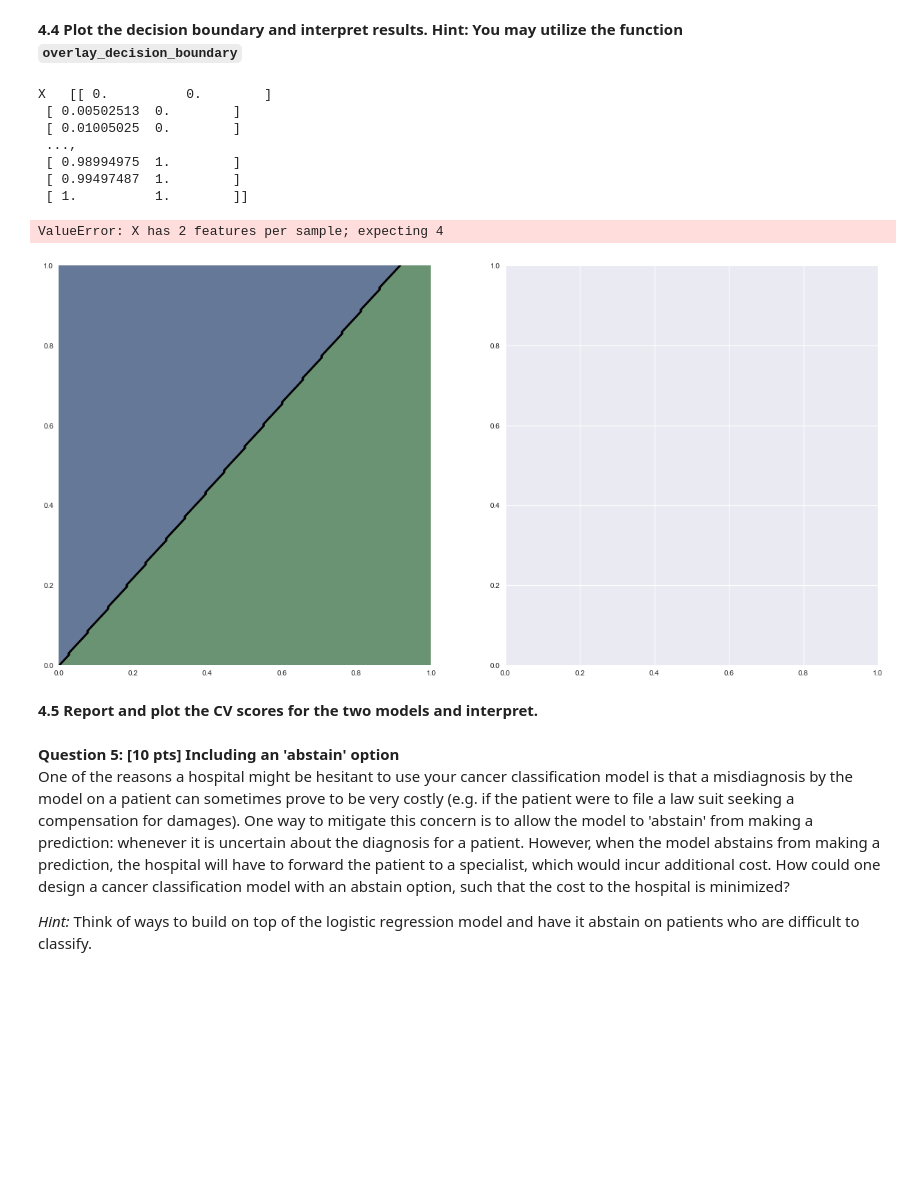
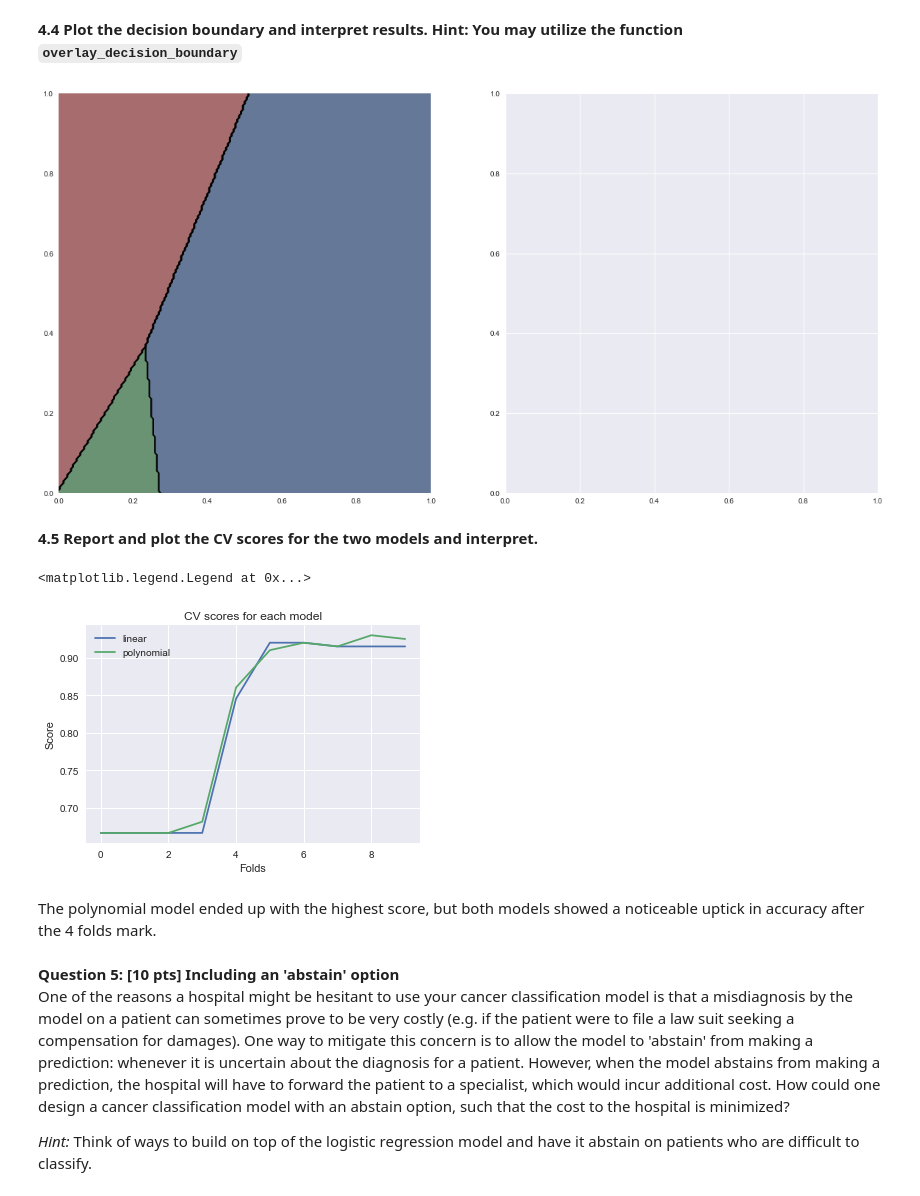
Before and after one commit to katiegrosch/2019-CS109A, a Jupyter notebook: content/homeworks/cs109a_hw4_209/cs109a_HW4.ipynb, the cells around one changed output. Saved outputs shown, nothing was run; the diff lists cells and outputs as text; code cells hidden in the pictures; blank space fills up the shorter version.

```diff
--- a/content/homeworks/cs109a_hw4_209/cs109a_HW4.ipynb
+++ b/content/homeworks/cs109a_hw4_209/cs109a_HW4.ipynb
@@ -501,14 +501,19 @@ X_train, X_test, y_train, y_test = train_test_split(df.loc[:, df.columns != 'can
                                                          df.cancer_type, test_size=0.2,
                                                          random_state = 8,
                                                          stratify = df.cancer_type)
+
+#TO DO do the min max scaler into a model and apply the same one to both
+
+X_train_normalized = pd.DataFrame(MinMaxScaler().fit_transform(X_train), columns=X_train.columns, index=X_train.index)
+X_test_normalized = pd.DataFrame(MinMaxScaler().fit_transform(X_test), columns=X_test.columns, index=X_test.index)
 # %%
 fig, ax = plt.subplots(1,2,figsize=(20,10))
 
 genes = ['M31523_at', 'X95735_at']
 
 for i in (0,1):
-    ax[i].scatter(X_train[genes[i]], y_train)
-    ax[i].scatter(X_train[genes[i]], y_train)
+    ax[i].scatter(X_train_normalized[genes[i]], y_train)
+    ax[i].scatter(X_train_normalized[genes[i]], y_train)
     ax[i].set_xlabel("Level of gene")
     ax[i].set_ylabel("Cancer type")
     ax[i].title.set_text(genes[i])
@@ -521,16 +526,17 @@ for i in (0,1):
 
 **Logistic Regression Multiclass model with Polynomial features, degree = 2.**
 # %%
-X_train['M31523_at * M31523_at'] = X_train['M31523_at']**2
-X_train['X95735_at * X95735_at'] = X_train['X95735_at']**2
-X_train_poly = X_train[['X95735_at', 'M31523_at', 'M31523_at * M31523_at', 'X95735_at * X95735_at']]
+linear_lr = LogisticRegressionCV(solver='lbfgs').fit(X_train_normalized[['M31523_at', 'X95735_at']], y_train)
 
-linear_lr = LogisticRegressionCV(solver='lbfgs', multi_class='multinomial').fit(X_train_poly, y_train)
-poly_lr = LogisticRegressionCV(solver='lbfgs', multi_class='multinomial').fit(X_train_poly, y_train)
+X_train_normalized['M31523_at * M31523_at'] = X_train_normalized['M31523_at']**2
+X_train_normalized['X95735_at * X95735_at'] = X_train_normalized['X95735_at']**2
+X_train_poly = X_train_normalized[['X95735_at', 'M31523_at', 'M31523_at * M31523_at', 'X95735_at * X95735_at']]
+
+poly_lr = LogisticRegressionCV(solver='lbfgs').fit(X_train_poly, y_train)
 # %% [markdown]
 **4.4 Plot the decision boundary and interpret results. Hint: You may utilize the function `overlay_decision_boundary`**
 # %%
-def overlay_decision_boundary(ax, model, model_type, colors=None, nx=200, ny=200, desaturate=.5, xlim=None, ylim=None):
+def overlay_decision_boundary_original(ax, model, colors=None, nx=200, ny=200, desaturate=.5, xlim=None, ylim=None):
     """
     A function that visualizes the decision boundaries of a classifier.
 
@@ -550,13 +556,7 @@ def overlay_decision_boundary(ax, model, model_type, colors=None, nx=200, ny=200
     xx, yy = np.meshgrid(
         np.linspace(xmin, xmax, nx),
         np.linspace(ymin, ymax, ny))
-    if (model_type == 'poly'):
-        X = np.c_[xx.flatten(), yy.flatten(), xx.flatten(), yy.flatten()]
-    elif (model_type == 'linear'):
-        X = np.c_[xx.flatten(), yy.flatten()]
-        print("X  ", X)
-
-
+    X = np.c_[xx.flatten(), yy.flatten()]
     # Predict on mesh of points.
     model = getattr(model, 'predict', model)
     y = model(X)
@@ -571,18 +571,15 @@ def overlay_decision_boundary(ax, model, model_type, colors=None, nx=200, ny=200
 
     y = y.astype(int) # This may be necessary for 32-bit Python.
     y = y.reshape((nx, ny))
-
     # Generate colormap.
     if colors is None:
         # If colors not provided, use the current color cycle.
         # Shift the indices so that the lowest class actually predicted gets the first color.
         # ^ This is a bit magic, consider removing for next year.
         colors = (['white'] * np.min(y)) + sns.utils.get_color_cycle()
-
     if isinstance(colors, dict):
         missing_colors = [idx for idx in np.unique(y) if idx not in colors]
         assert len(missing_colors) == 0, f"Color not specified for predictions {missing_colors}."
-
         # Make a list of colors, filling in items from the dict.
         color_list = ['white'] * (np.max(y) + 1)
         for idx, val in colors.items():
@@ -592,7 +589,6 @@ def overlay_decision_boundary(ax, model, model_type, colors=None, nx=200, ny=200
         color_list = colors
     color_list = [sns.utils.desaturate(color, desaturate) for color in color_list]
     cmap = matplotlib.colors.ListedColormap(color_list)
-
     # Plot decision surface
     ax.pcolormesh(xx, yy, y, zorder=-2, cmap=cmap, norm=matplotlib.colors.NoNorm(), vmin=0, vmax=y.max() + 1)
     xx = xx.reshape(nx, ny)
@@ -604,15 +672,7 @@ def overlay_decision_boundary(ax, model, model_type, colors=None, nx=200, ny=200
 # %%
 fig, ax = plt.subplots(1,2,figsize=(20,10))
 
-overlay_decision_boundary(ax[0], poly_lr, 'poly')
-overlay_decision_boundary(ax[1], linear_lr, 'linear')
+overlay_decision_boundary(ax[0], linear_lr, 'linear')
+#overlay_decision_boundary(ax[1], poly_lr, 'poly')
 # %% [output]
-X   [[ 0.          0.        ]
- [ 0.00502513  0.        ]
- [ 0.01005025  0.        ]
- ...,
- [ 0.98994975  1.        ]
- [ 0.99497487  1.        ]
- [ 1.          1.        ]]
-ValueError: X has 2 features per sample; expecting 4
-[figure, old version]
+[figure, new version]
@@ -627,3 +681,15 @@ ValueError: X has 2 features per sample; expecting 4
+# %%
+plt.plot(linear_lr.scores_.get(0.0)[0], label='linear')
+plt.plot(poly_lr.scores_.get(0.0)[0], label='polynomial')
+plt.xlabel("Folds")
+plt.ylabel("Score")
+plt.title("CV scores for each model")
+plt.legend()
+# %% [output]
+<matplotlib.legend.Legend at 0x...>
+[figure, added]
+# %% [markdown]
+The polynomial model ended up with the highest score, but both models showed a noticeable uptick in accuracy after the 4 folds mark.
 # %% [markdown]
 <div class='exercise'><b> Question 5: [10 pts] Including an 'abstain' option </b></div>
 
```
Also changed, not shown: parts of 5 cells of this notebook.
